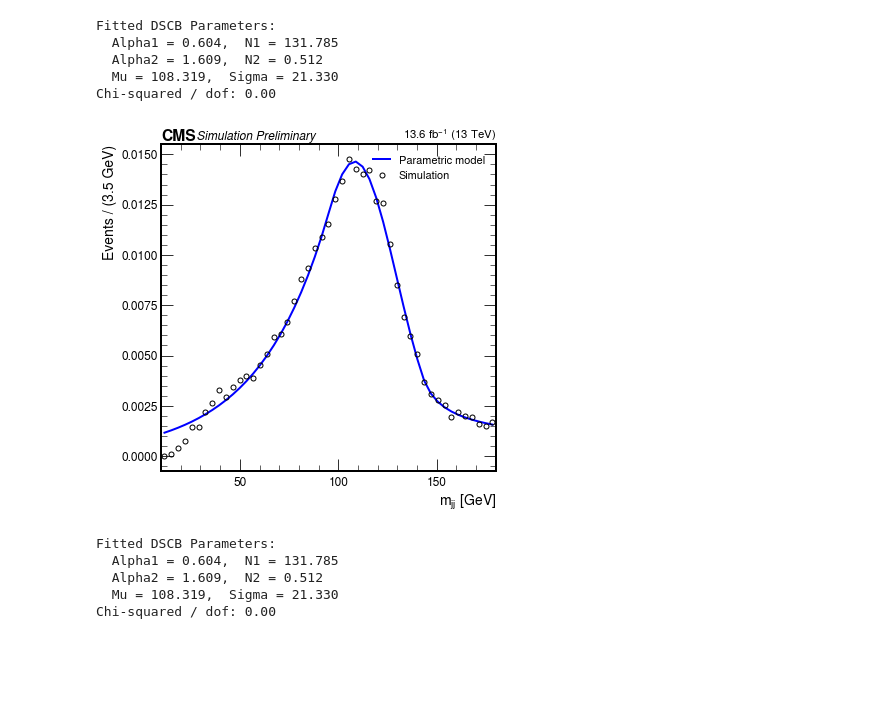
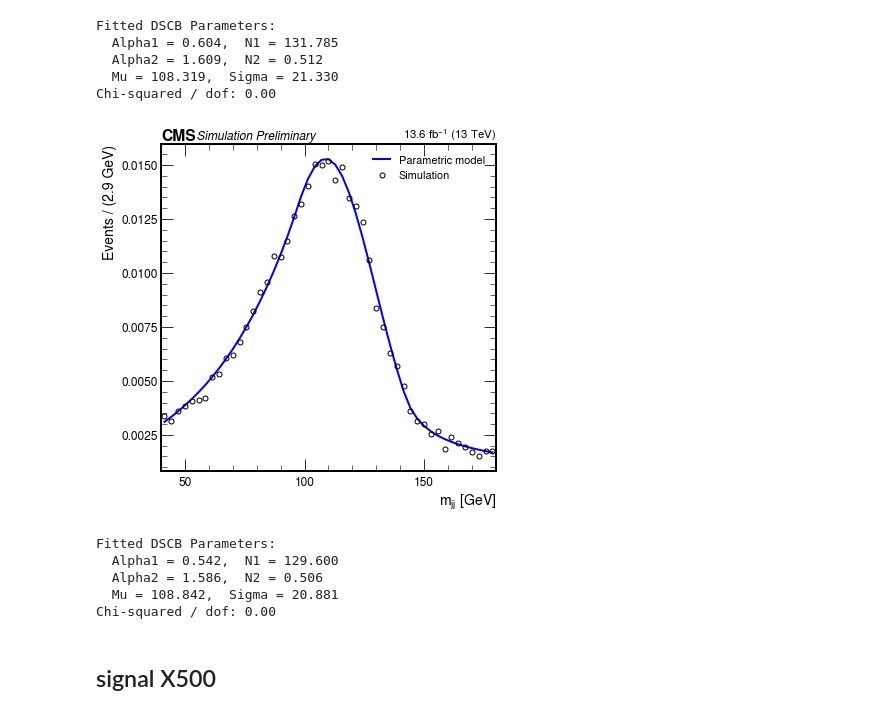
Before and after one commit to tiwariPC/hhbbgg_AwkwardAnalyzer, a Jupyter notebook: stats_study/notebook_signal_fitting/signal_mass_fitting_final.ipynb, the cells around one changed output. Drawn from its saved outputs; the diff is of its cells as text; code cells hidden in the pictures; blank space fills up the shorter version.

```diff
--- a/stats_study/notebook_signal_fitting/signal_mass_fitting_final.ipynb
+++ b/stats_study/notebook_signal_fitting/signal_mass_fitting_final.ipynb
@@ -540,7 +540,7 @@ def fit_double_sided_crystalball(data, bins):
 diphoton_mass_np = ak.to_numpy(dijet_mass)
 
 # Define mass range
-mass_min, mass_max = 10, 180
+mass_min, mass_max = 40, 180
 filtered_mass = diphoton_mass_np[(diphoton_mass_np >= mass_min) & (diphoton_mass_np <= mass_max)]
 
 # Define bins
@@ -586,36 +586,38 @@ plt.xlim(mass_min, mass_max)
 
 # # Add fit parameters to the plot
 # param_text = (
 #     rf"$\alpha_1 = {params_dscb[0]:.2f}$" + "\n" +
 #     rf"$n_1 = {params_dscb[1]:.2f}$" + "\n" +
 #     rf"$\alpha_2 = {params_dscb[2]:.2f}$" + "\n" +
 #     rf"$n_2 = {params_dscb[3]:.2f}$" + "\n" +
 #     rf"$\mu = {params_dscb[4]:.2f}$ GeV" + "\n" +
 #     rf"$\sigma = {params_dscb[5]:.2f}$ GeV" + "\n" +
 #     rf"$\chi^2/\mathrm{{dof}} = {chi2_dscb:.2f}$"
 # )
 
 # # Place the text in the upper left
 # plt.text(0.05, 0.75, param_text, transform=plt.gca().transAxes,
 #          fontsize=12, verticalalignment='top', horizontalalignment = 'right',
 #          bbox=dict(boxstyle="round,pad=0.3",
 #                    edgecolor="black", facecolor="white"))
 
 output_dir = "/afs/cern.ch/user/s/sraj/sraj/www/CUA/HH-bbgg/stat_study/"
 plt.savefig(f"{output_dir}Doubleside_CrystalBall_Fit_bkg_Dibjet_mass.png")
 plt.savefig(f"{output_dir}Doubleside_CrystalBall_Fit_bkg_Dibjet_mass.pdf")
 plt.show()
 
 # Print Fit Parameters
 print(f"Fitted DSCB Parameters:")
 print(f"  Alpha1 = {params_dscb[0]:.3f},  N1 = {params_dscb[1]:.3f}")
 print(f"  Alpha2 = {params_dscb[2]:.3f},  N2 = {params_dscb[3]:.3f}")
 print(f"  Mu = {params_dscb[4]:.3f},  Sigma = {params_dscb[5]:.3f}")
 print(f"Chi-squared / dof: {chi2_dscb:.2f}")
 # %% [output]
-[figure, old version]
+[figure, new version]
 Fitted DSCB Parameters:
-  Alpha1 = 0.604,  N1 = 131.785
-  Alpha2 = 1.609,  N2 = 0.512
-  Mu = 108.319,  Sigma = 21.330
+  Alpha1 = 0.542,  N1 = 129.600
+  Alpha2 = 1.586,  N2 = 0.506
+  Mu = 108.842,  Sigma = 20.881
 Chi-squared / dof: 0.00
+# %% [markdown]
+## signal X500
```
